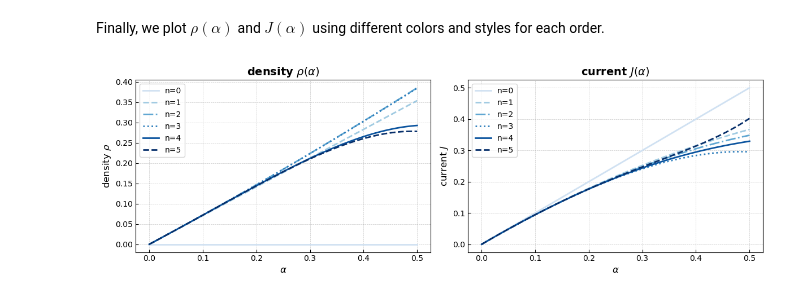
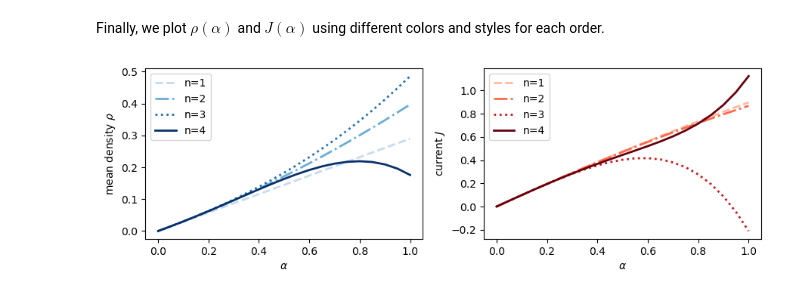
Before and after one commit to ExclusionProcess-tools/TASEPy, a Jupyter notebook: tutorial_TASEPy.ipynb, the cells around one changed output. Cells and saved outputs as stored; diff of their text form; code cells hidden in the pictures.

```diff
--- a/tutorial_TASEPy.ipynb
+++ b/tutorial_TASEPy.ipynb
@@ -41,4 +47,4 @@ In the following example the density and current coefficients are stored in the
 - `rhocoeff[i]` is the list $[\rho_{i+1, 0},\ldots\rho_{i+1, n}, \ldots, \rho_{i+1, K}]$ of density coefficients of the i-th order of the PSA (note that `rhocoeff[i]` corresponds to the lattice site $i+1$) and
 - `Jcoeff[i]` is the particle current coefficient of the i-th order of the PSA.
 # %%
-rhocoeff, Jcoeff = psa_compute(wlist = rate_list, K = n_max, ll = l)
+rhocoeff, Jcoeff = psa_compute(wlist, K, ll)
@@ -140,8 +141,7 @@ First we define a list of values of $\alpha$.
 # %%
-import numpy as np
+# define a list with values of alpha to be computed
 
-# define a list with values of alpha to be computed
-alpha_list = np.linspace(0., 0.5, 100)
+alpha_list = [round(0.05*x,2) for x in range(21)]
 # %% [markdown]
 We then iterate over that list and compute mean density and current for each $\alpha$. To compute the mean density we use function `mean_density()` and to compute particle current we use function `current()`.
 
@@ -154,7 +152,6 @@ In order to obtain mean density and current as functions of $\alpha$, we iterate
 # %%
 # define empty lists where values of rho and J will be saved
-# (for the corresponding alpha and for any order):
-# rho_alpha[n] will contain rho(alpha) for the order n,...
+# for example, rho_alpha[n] will contain rho(alpha) for the order n,...
 rho_alpha = []
 J_alpha = []
 
@@ -162,17 +159,17 @@ is_first = True
 
 for alpha in alpha_list:
 
-    profile = local_density(rhocoeff, alpha)
+    profile2 = local_density(rhocoeff, alpha)
 
-    for n in range(n_max+1):
+    for n in range(K+1):
 
         if is_first:
             rho_alpha.append([])
             J_alpha.append([])
-            if n == n_max:
+            if n == K:
                 is_first = False
 
-        rho = mean_density(profile[n])
+        rho = mean_density(profile2[n])
         rho_alpha[n].append(rho)
 
     J = current(Jcoeff, alpha)
@@ -185,85 +182,62 @@ for alpha in alpha_list:
 Finally, we plot $\rho(\alpha)$ and $J(\alpha)$ using different colors and styles for each order.
 # %%
 import matplotlib.pyplot as plt
-import matplotlib.ticker as ticker
 import matplotlib.cm as cm
 
 # Choose a colormap (you can change it to your preferred one)
-color_map = cm.get_cmap('Blues')
+color_map_density = cm.get_cmap('Blues')
+color_map_current = cm.get_cmap('Reds')
 
 # Create a new figure and axes for subfigure 1
-fig, (ax1, ax2) = plt.subplots(1, 2, figsize=(12, 4))
+fig, (ax1, ax2) = plt.subplots(1, 2, figsize=(9, 3))
 
 # Plot the data
 
 # Define a list of linestyles
-linestyles = ['-', '--', '-.', ':']
+linestyles = ['-', '--', '-.',':']
 
 #### PLOT DENSITY
-#n = 0
-for n in range(n_max+1):
+for n in range(1,K+1):
 
-    line_color = color_map(0.2 + n / (n_max+1))
+    line_color = color_map_density(n/K)
+
     # Cycle through the linestyles list
-    linestyle = linestyles[n % len(linestyles)]
+    line_style = linestyles[n % len(linestyles)]
 
-    ax1.plot(alpha_list, rho_alpha[n], linewidth=2, label='n=' + str(n),color=line_color, linestyle=linestyle)
-
+    ax1.plot(alpha_list, rho_alpha[n], linewidth=2, label='n=' + str(n),color=line_color, linestyle = line_style)
 
 # Set the x and y axis labels
-ax1.set_xlabel(r'$\alpha$', fontsize=12)
-ax1.set_ylabel(r'density $\rho$', fontsize=12)
-
-# Set the title
-ax1.set_title(r'density $\rho(\alpha)$', fontsize=14, fontweight='bold')
-
-# Customize the tick parameters
-ax1.tick_params(axis='both', which='both', direction='in', labelsize=10)
-
+ax1.set_xlabel(r'$\alpha$', fontsize=10)
+ax1.set_ylabel(r'mean density $\rho$', fontsize=10)
 
 # Add a legend
-ax1.legend(fontsize=10)
-
-# Add gridlines
-ax1.grid(True, linestyle='--', linewidth=0.5, alpha=0.7)
+ax1.legend(loc='best', fontsize=10)
 
 #### PLOT CURRENT
-for n in range(n_max+1):
+for n in range(1,K+1):
 
-    line_color = color_map(0.2 + n / (n_max+1))
+    line_color = color_map_current(n/K)
+
     # Cycle through the linestyles list
-    linestyle = linestyles[n % len(linestyles)]
+    line_style = linestyles[n % len(linestyles)]
 
     #if n != 0:
     ax2.plot(alpha_list, J_alpha[n], linewidth=2, label='n=' + str(n),
-                color=line_color, linestyle=linestyle)
-    #n += 1
+                color=line_color, linestyle=line_style)
 
 # Set the x and y axis labels
-ax2.set_xlabel(r'$\alpha$', fontsize=12)
-ax2.set_ylabel(r'current $J$', fontsize=12)
-
-# Set the title
-ax2.set_title(r'current $J(\alpha)$', fontsize=14, fontweight='bold')
-
-# Customize the tick parameters
-ax2.tick_params(axis='both', which='both', direction='in', labelsize=10)
-
-
-# Add gridlines
-ax2.grid(True, linestyle='--', linewidth=0.5, alpha=0.7)
+ax2.set_xlabel(r'$\alpha$', fontsize=10)
+ax2.set_ylabel(r'current $J$', fontsize=10)
 
 # Adjust the plot layout
 plt.tight_layout()
 
 # Add a legend
-ax2.legend(fontsize=10)
+ax2.legend(loc='best',fontsize=10)
 
-# Save the plot as a high-resolution image
-# Uncomment the following line if you want to save the figure to a pdf
-#plt.savefig('figure_density_current.pdf', dpi=300)
+#plt.savefig('figure_tutorial2.pdf', dpi=300)
 
 # Show the plot
 plt.show()
 # %% [output]
-[figure, old version]
+[figure, new version]
```
Also changed, not shown: parts of 18 cells of this notebook.
